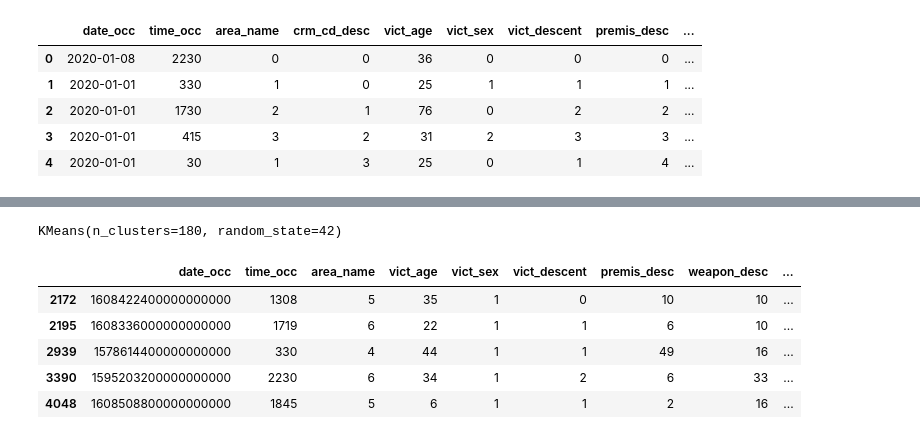
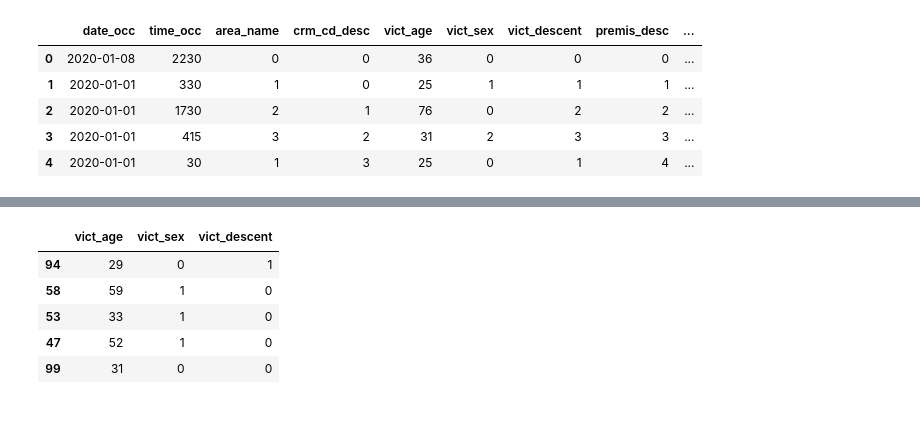
Before and after one commit to LAFG16/final_proyect_crime, a Jupyter notebook: src/best_k_killers.ipynb, the cells around one changed output, grey strips where cells are left out. Cells and saved outputs as stored; diff of their text form; code cells hidden in the pictures.

Commit message:
models commit

```diff
--- a/src/best_k_killers.ipynb
+++ b/src/best_k_killers.ipynb
@@ -102,16 +115,15 @@ killers.to_csv("../data/processed/killers_data.csv")
 # %%
-
 # Lista para almacenar la varianza intra-cluster para diferentes valores de k
 inertia_values = []
 
 # Prueba diferentes valores de k
-for k in range(1, 200, 20):
+for k in range(2, 16, 2):
     kmeans = KMeans(n_clusters=k, random_state=42)
     kmeans.fit(killers)
     inertia_values.append(kmeans.inertia_)
 
 # Dibuja el gráfico del método del codo
-plt.plot(range(1, 11), inertia_values, marker='o')
+plt.plot(range(1, 8), inertia_values, marker='o')
 plt.title('Método del Codo')
 plt.xlabel('Número de Clusters (k)')
 plt.ylabel('Varianza Intra-cluster')
@@ -207,13 +167,6 @@ resultados_json = pd.Series(dict_).to_json(indent=2)
 
 with open('../data/processed/best_k.json', 'w') as file:
     file.write(resultados_json)
-# %%
-model = KMeans(n_clusters = 180, random_state = 42)
-model.fit(killers)
-# %% [output]
-KMeans(n_clusters=180, random_state=42)
-# %%
-cluster_train = model.predict(killers)
-
-# Add predicted Cluster into train set
-killers["Cluster"] = cluster_train
+# %%
+X = killers
+X_train, X_test = train_test_split(X, test_size=0.3, random_state=14)
@@ -220,9 +176,9 @@ killers["Cluster"] = cluster_train
 # %%
-killers.head()
+X_train.head()
 # %% [output]
-|  | date_occ | time_occ | area_name | vict_age | vict_sex | vict_descent | premis_desc | weapon_desc | ... |
-| 2172 | 1608422400000000000 | 1308 | 5 | 35 | 1 | 0 | 10 | 10 | ... |
-| 2195 | 1608336000000000000 | 1719 | 6 | 22 | 1 | 1 | 6 | 10 | ... |
-| 2939 | 1578614400000000000 | 330 | 4 | 44 | 1 | 1 | 49 | 16 | ... |
-| 3390 | 1595203200000000000 | 2230 | 6 | 34 | 1 | 2 | 6 | 33 | ... |
-| 4048 | 1608508800000000000 | 1845 | 5 | 6 | 1 | 1 | 2 | 16 | ... |
+|  | vict_age | vict_sex | vict_descent |
+| 94 | 29 | 0 | 1 |
+| 58 | 59 | 1 | 0 |
+| 53 | 33 | 1 | 0 |
+| 47 | 52 | 1 | 0 |
+| 99 | 31 | 0 | 0 |
```
Also changed, not shown: parts of 24 cells of this notebook, 10 other files.
